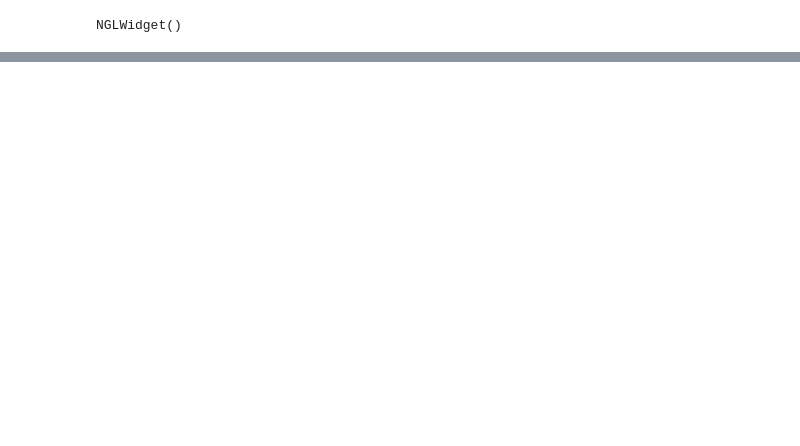
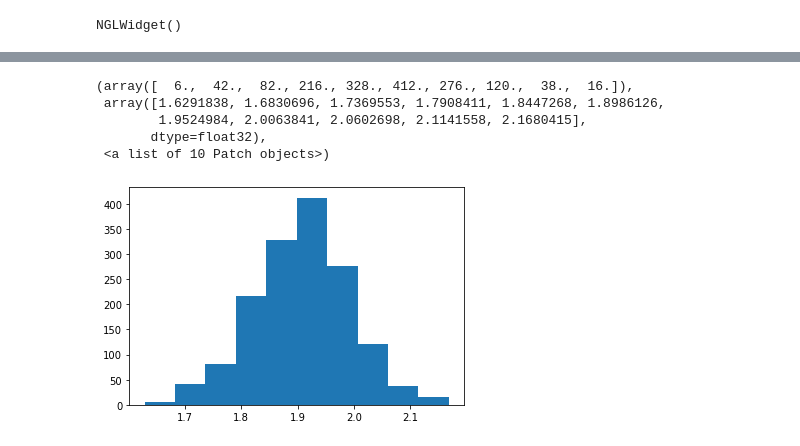
Before and after one commit to choderalab/espaloma, a Jupyter notebook: scripts/is_playground/is.ipynb, the cells around one changed output, grey strips where cells are left out. Saved outputs shown, nothing was run; the diff lists cells and outputs as text; code cells hidden in the pictures; blank space fills up the shorter version.

```diff
--- a/scripts/is_playground/is.ipynb
+++ b/scripts/is_playground/is.ipynb
@@ -186,0 +239,13 @@ NGLWidget()
+# %%
+from matplotlib import pyplot as plt
+esp.mm.geometry.geometry_in_graph(g.heterograph)
+plt.hist(
+    g.nodes['n3'].data['x'].flatten().cpu().detach().numpy()
+)
+# %% [output]
+(array([  6.,  42.,  82., 216., 328., 412., 276., 120.,  38.,  16.]),
+ array([1.6291838, 1.6830696, 1.7369553, 1.7908411, 1.8447268, 1.8986126,
+        1.9524984, 2.0063841, 2.0602698, 2.1141558, 2.1680415],
+       dtype=float32),
+ <a list of 10 Patch objects>)
+[figure, added]
```
Also changed, not shown: parts of 13 cells of this notebook, 9 other files.
